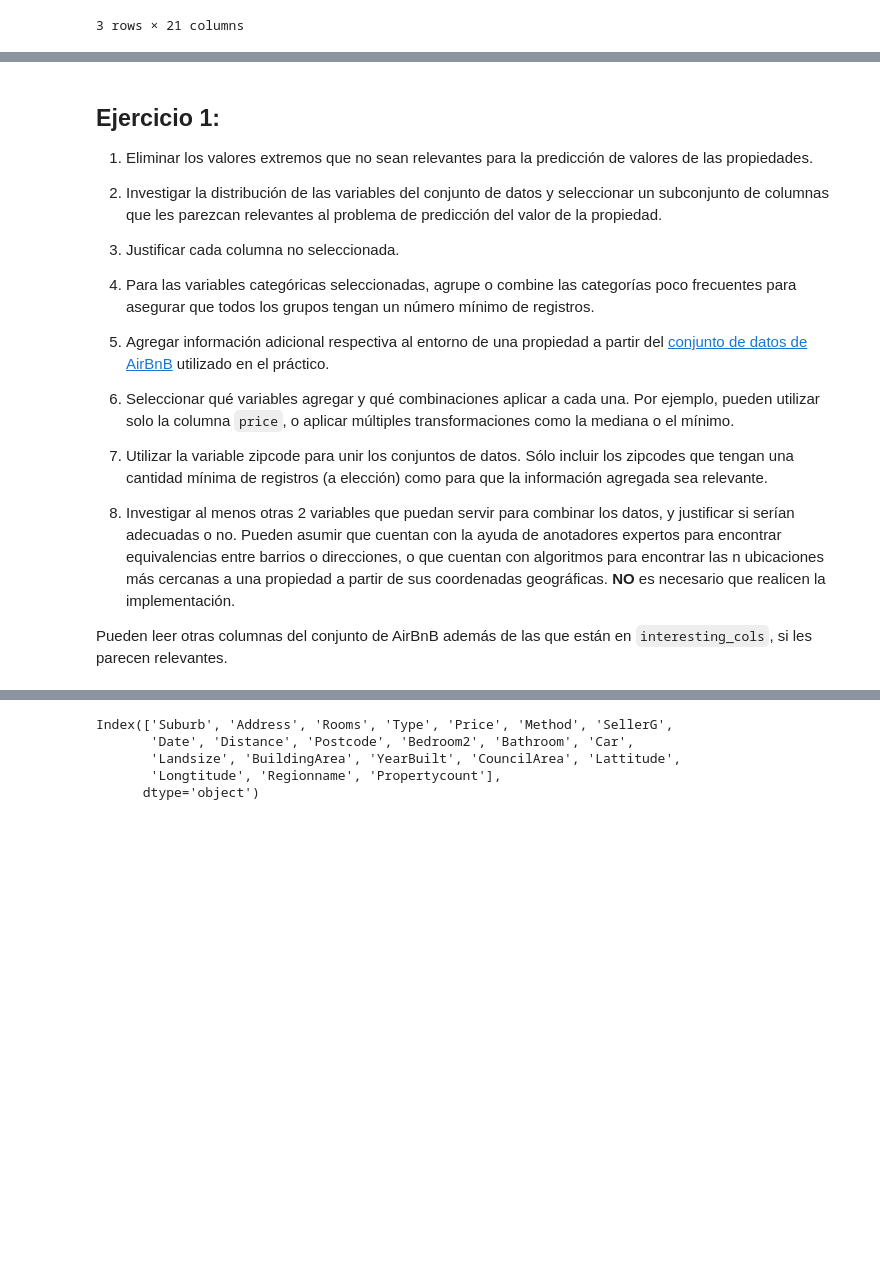
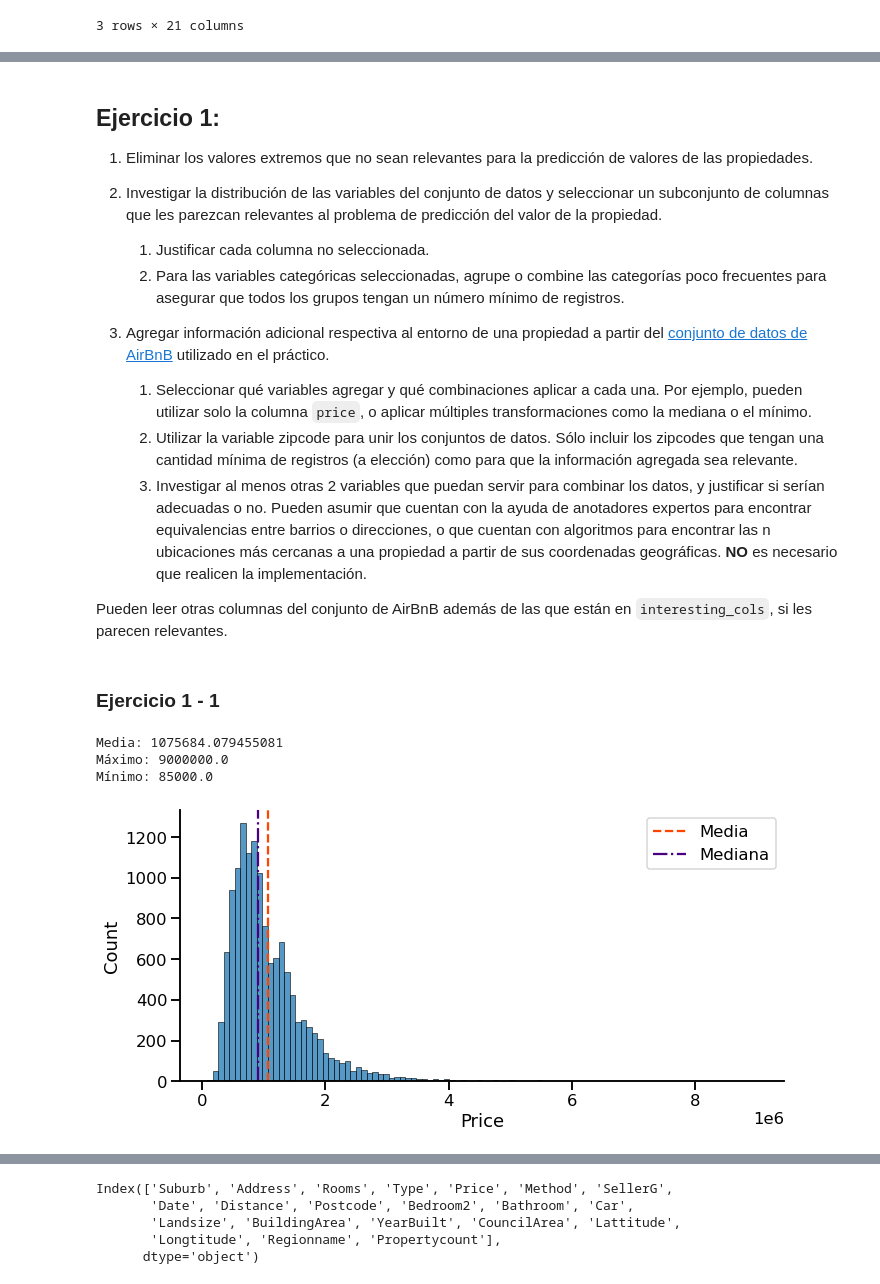
Before and after one commit to mgobbi289/DiploDatos, a Jupyter notebook: AnalisisyCuracion/Entregable_Parte_1.ipynb, the cells around one changed output, grey strips where cells are left out. Saved outputs shown, nothing was run; the diff lists cells and outputs as text; code cells hidden in the pictures; blank space fills up the shorter version.

Commit message:
Resolución del ejercicio 1.1 del entregable

```diff
--- a/AnalisisyCuracion/Entregable_Parte_1.ipynb
+++ b/AnalisisyCuracion/Entregable_Parte_1.ipynb
@@ -17,10 +16,11 @@ Utilizaremos el conjunto de datos reducido producido por [DanB](https://www.kagg
 # %%
 import matplotlib.pyplot as plt
+import missingno as msno
+import pandas as pd
 import numpy
-import pandas as pd
-import missingno as msno
 
 import seaborn as sns
-#seaborn.set_context('talk')
+
+sns.set_context('talk')
 # %%
 import plotly
@@ -32,9 +33,9 @@ plotly.__version__
 # To update plotly, uncomment and run the following line:
 # !pip install plotly --upgrade
 # %%
-melb_df = pandas.read_csv(
-    'https://cs.famaf.unc.edu.ar/~mteruel/datasets/diplodatos/melb_data.csv')
-melb_df[:3]
+melb_df = pd.read_csv('https://cs.famaf.unc.edu.ar/~mteruel/datasets/diplodatos/melb_data.csv')
+
+melb_df.head(3)
 # %% [output]
 |  | Suburb | Address | Rooms | Type | Price | Method | SellerG | Date | Distance | Postcode | ... | ... |
 | 0 | Abbotsford | 85 Turner St | 2 | h | 1480000.0 | S | Biggin | 3/12/2016 | 2.5 | 3067.0 | ... | ... |
@@ -47,12 +74,32 @@ melb_df[:3]
 1. Eliminar los valores extremos que no sean relevantes para la predicción de valores de las propiedades.
 
 1. Investigar la distribución de las variables del conjunto de datos y seleccionar un subconjunto de columnas que les parezcan relevantes al problema de predicción del valor de la propiedad.
-  1. Justificar cada columna no seleccionada.
-  2. Para las variables categóricas seleccionadas, agrupe o combine las categorías poco frecuentes para asegurar que todos los grupos tengan un número mínimo de registros.
+    1. Justificar cada columna no seleccionada.
+    2. Para las variables categóricas seleccionadas, agrupe o combine las categorías poco frecuentes para asegurar que todos los grupos tengan un número mínimo de registros.
 
 2. Agregar información adicional respectiva al entorno de una propiedad a partir del [conjunto de datos de AirBnB](https://www.kaggle.com/tylerx/melbourne-airbnb-open-data?select=cleansed_listings_dec18.csv) utilizado en el práctico.
-  1. Seleccionar qué variables agregar y qué combinaciones aplicar a cada una. Por ejemplo, pueden utilizar solo la columna `price`, o aplicar múltiples transformaciones como la mediana o el mínimo.
-  1. Utilizar la variable zipcode para unir los conjuntos de datos. Sólo incluir los zipcodes que tengan una cantidad mínima de registros (a elección) como para que la información agregada sea relevante.
-  2. Investigar al menos otras 2 variables que puedan servir para combinar los datos, y justificar si serían adecuadas o no. Pueden asumir que cuentan con la ayuda de anotadores expertos para encontrar equivalencias entre barrios o direcciones, o que cuentan con algoritmos para encontrar las n ubicaciones más cercanas a una propiedad a partir de sus coordenadas geográficas. **NO** es necesario que realicen la implementación.
+    1. Seleccionar qué variables agregar y qué combinaciones aplicar a cada una. Por ejemplo, pueden utilizar solo la columna `price`, o aplicar múltiples transformaciones como la mediana o el mínimo.
+    2. Utilizar la variable zipcode para unir los conjuntos de datos. Sólo incluir los zipcodes que tengan una cantidad mínima de registros (a elección) como para que la información agregada sea relevante.
+    3. Investigar al menos otras 2 variables que puedan servir para combinar los datos, y justificar si serían adecuadas o no. Pueden asumir que cuentan con la ayuda de anotadores expertos para encontrar equivalencias entre barrios o direcciones, o que cuentan con algoritmos para encontrar las n ubicaciones más cercanas a una propiedad a partir de sus coordenadas geográficas. **NO** es necesario que realicen la implementación.
 
 Pueden leer otras columnas del conjunto de AirBnB además de las que están en `interesting_cols`, si les parecen relevantes.
+# %% [markdown]
+### Ejercicio 1 - 1
+# %%
+# Métricas de la distribución de la variable Price
+print(f'Media: {melb_df.Price.mean()}')
+print(f'Máximo: {melb_df.Price.max()}')
+print(f'Mínimo: {melb_df.Price.min()}')
+# %% [output]
+Media: 1075684.079455081
+Máximo: 9000000.0
+Mínimo: 85000.0
+# %%
+sns.displot(melb_df.Price, bins=100, aspect=2)
+
+plt.axvline(melb_df.Price.mean(), color='orangered', linestyle='--', label='Media')
+plt.axvline(melb_df.Price.median(), color='indigo', linestyle='-.', label='Mediana')
+
+plt.legend();
+# %% [output]
+[figure, added]
```
Also changed, not shown: parts of 15 cells of this notebook.
